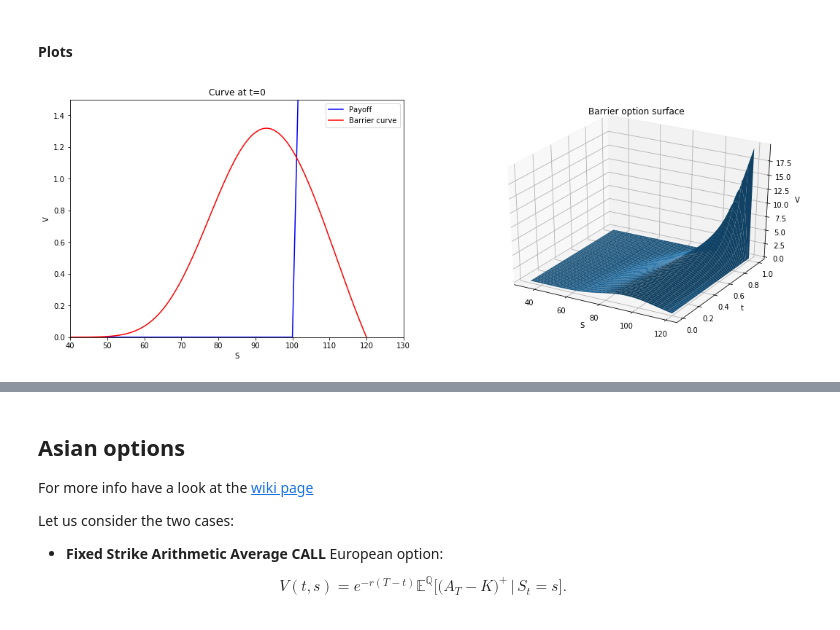
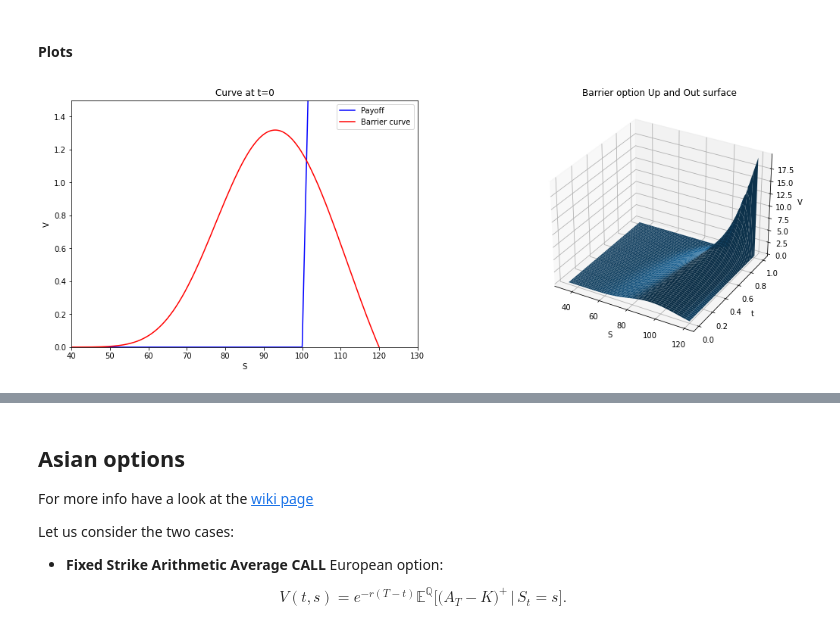
Before and after one commit to cantaro86/Financial-Models-Numerical-Methods, a Jupyter notebook: 2.2 Exotic options.ipynb, the cells around one changed output, grey strips where cells are left out. Drawn from its saved outputs; the diff is of its cells as text; code cells hidden in the pictures.

```diff
--- a/2.2 Exotic options.ipynb
+++ b/2.2 Exotic options.ipynb
@@ -261,17 +294,17 @@ The price of the Up and Out option by PDE is:  1.1790256853164922
 # %%
 S = np.exp(x)
 fig = plt.figure(figsize=(18,6))
 ax1 = fig.add_subplot(121); ax2 = fig.add_subplot(122, projection='3d')
 
 ax1.plot(S, Payoff, color='blue',label="Payoff")
 ax1.plot(S, V[:,0], color='red',label="Barrier curve")
 ax1.set_xlim(40,130); ax1.set_ylim(0,1.5)
 ax1.set_xlabel("S"); ax1.set_ylabel("V"); ax1.legend(loc='upper right')
 ax1.set_title("Curve at t=0")
 
 X, Y = np.meshgrid(T_array, S)
 ax2.plot_surface(Y, X, V)
-ax2.set_title("Barrier option surface"); ax2.set_xlabel("S"); ax2.set_ylabel("t"); ax2.set_zlabel("V")
+ax2.set_title("Barrier option Up and Out surface"); ax2.set_xlabel("S"); ax2.set_ylabel("t"); ax2.set_zlabel("V")
 plt.show()
 # %% [output]
-[figure, old version]
+[figure, new version]
```
Also changed, not shown: parts of 22 cells of this notebook.
